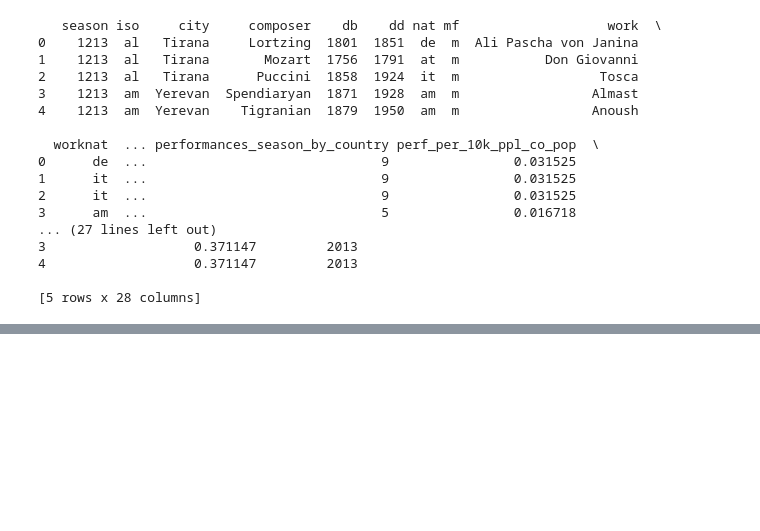
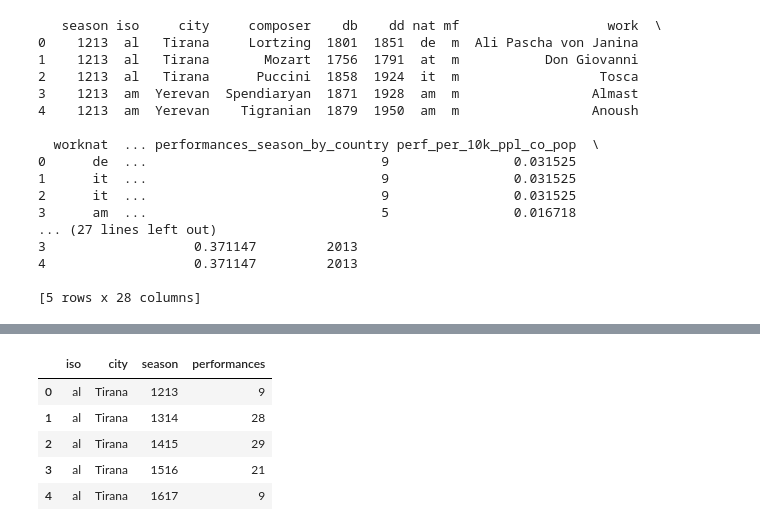
Before and after one commit to AngeliqueAlex/New_Opera_Company_Capstone, a Jupyter notebook: 03_EDA_New_Opera_Business .ipynb, the cells around one changed output, grey strips where cells are left out. Cells and saved outputs as stored; diff of their text form; code cells hidden in the pictures; blank space fills up the shorter version.

```diff
--- a/03_EDA_New_Opera_Business .ipynb
+++ b/03_EDA_New_Opera_Business .ipynb
@@ -424,0 +517,17 @@ opera['Season Year'] = pd.to_datetime(opera['Season Year'].astype(str), format='
+# %%
+# Create a pandas Series
+perf_by_city_season = pd.Series(perf_by_city_season)
+
+# Convert Series to DataFrame
+perf_by_city_season = perf_by_city_season.to_frame()
+
+perf_by_city_season = perf_by_city_season.reset_index()
+
+perf_by_city_season.head()
+# %% [output]
+|  | iso | city | season | performances |
+| 0 | al | Tirana | 1213 | 9 |
+| 1 | al | Tirana | 1314 | 28 |
+| 2 | al | Tirana | 1415 | 29 |
+| 3 | al | Tirana | 1516 | 21 |
+| 4 | al | Tirana | 1617 | 9 |
```
Also changed, not shown: parts of 12 cells of this notebook, 7 other files.
